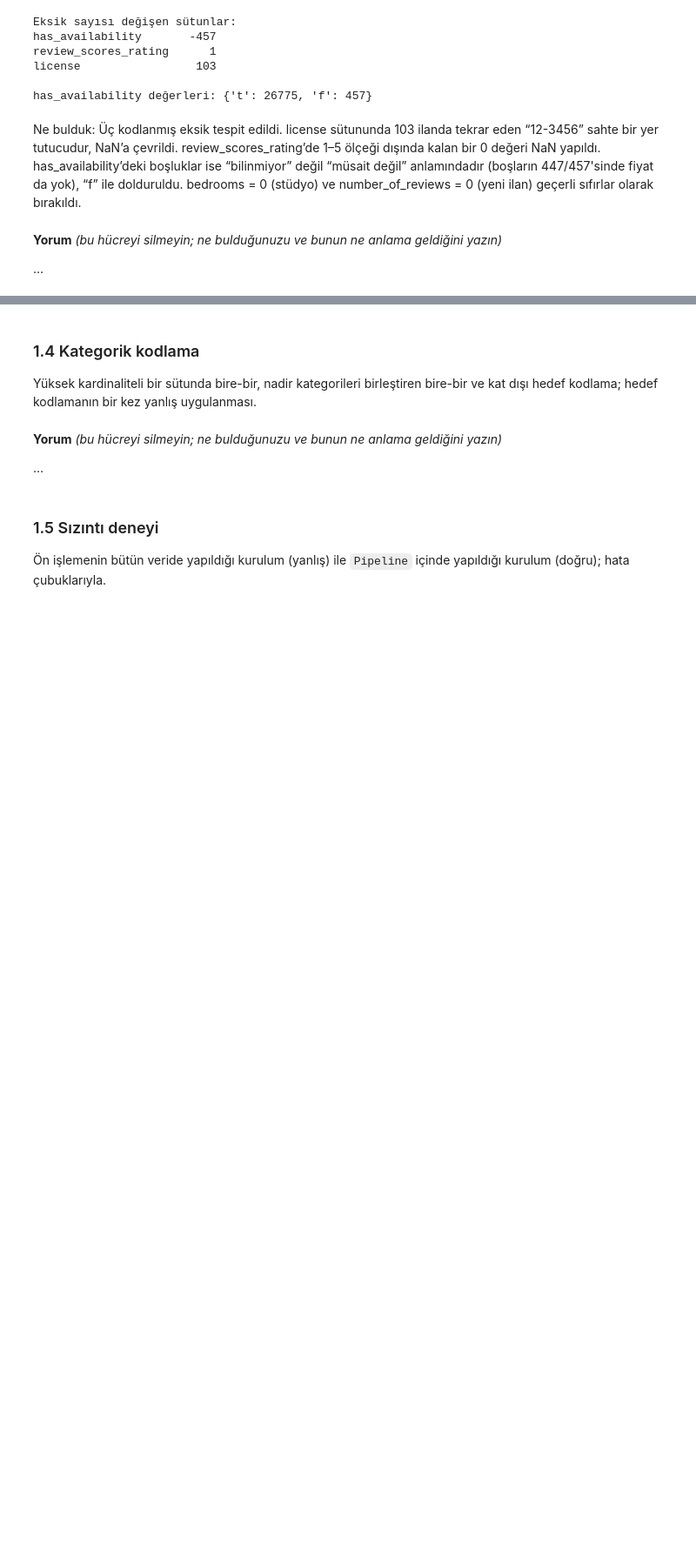
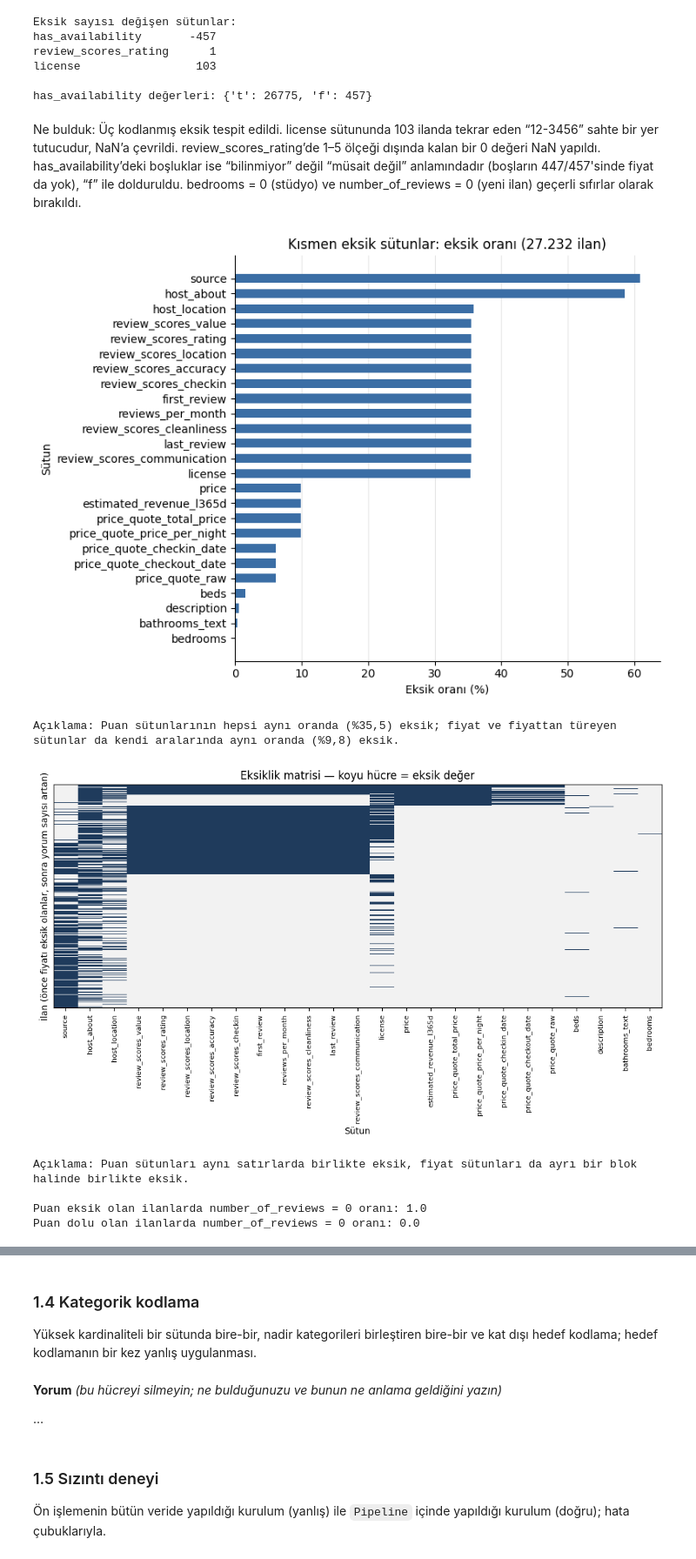
Before and after one commit to barisaykent-spec/Veri_Muh_Proje1, a Jupyter notebook: calisma/baris/BIL545_Proje1.ipynb, the cells around one changed output, grey strips where cells are left out. Shown at 87% size. Saved outputs shown, nothing was run; the diff lists cells and outputs as text; code cells hidden in the pictures; blank space fills up the shorter version.

```diff
--- a/calisma/baris/BIL545_Proje1.ipynb
+++ b/calisma/baris/BIL545_Proje1.ipynb
@@ -362,7 +362,59 @@ license                 103
 has_availability değerleri: {'t': 26775, 'f': 457}
 # %% [markdown]
 Ne bulduk: Üç kodlanmış eksik tespit edildi. license sütununda 103 ilanda tekrar eden “12-3456” sahte bir yer tutucudur, NaN’a çevrildi. review_scores_rating’de 1–5 ölçeği dışında kalan bir 0 değeri NaN yapıldı. has_availability’deki boşluklar ise “bilinmiyor” değil “müsait değil” anlamındadır (boşların 447/457'sinde fiyat da yok), “f” ile dolduruldu. bedrooms = 0 (stüdyo) ve number_of_reviews = 0 (yeni ilan) geçerli sıfırlar olarak bırakıldı.
-# %% [markdown]
-**Yorum** *(bu hücreyi silmeyin; ne bulduğunuzu ve bunun ne anlama geldiğini yazın)*
-
-…
+# %%
+# ===== 1.3-b — Eksiklik desenini görselleştirme =====
+import matplotlib.pyplot as plt
+from matplotlib.colors import ListedColormap
+
+# Kısmen eksik olan sütunlar (tamamen boş ya da tamamen dolu olanlar desen göstermez)
+eksik = df13.isna().mean()
+kismi = eksik[(eksik > 0) & (eksik < 1)].sort_values(ascending=False)
+
+# ---- Grafik 1: Sütun başına eksik oranı ----
+fig, ax = plt.subplots(figsize=(8, 6))
+ax.barh(kismi.index[::-1], kismi.values[::-1] * 100, color="#3b6ea5", height=0.6)
+ax.set_xlabel("Eksik oranı (%)")
+ax.set_ylabel("Sütun")
+ax.set_title("Kısmen eksik sütunlar: eksik oranı (27.232 ilan)")
+ax.grid(axis="x", color="#e5e5e5"); ax.set_axisbelow(True)
+for s in ["top", "right"]: ax.spines[s].set_visible(False)
+plt.tight_layout(); plt.show()
+print("Açıklama: Puan sütunlarının hepsi aynı oranda (%35,5) eksik; fiyat ve fiyattan türeyen "
+      "sütunlar da kendi aralarında aynı oranda (%9,8) eksik.")
+
+# ---- Grafik 2: Eksiklik matrisi (her satır bir ilan, koyu = eksik) ----
+# Satırları anlamlı bir sırayla diziyoruz: önce fiyatı eksik olanlar, sonra yorum sayısına göre.
+# Böylece "birlikte eksik olan" sütunlar bloklar halinde görünür.
+sirali = (df13.assign(_fiyat_yok=df13["price"].isna())
+               .sort_values(["_fiyat_yok", "number_of_reviews"], ascending=[False, True]))
+ornek = sirali.iloc[::10]                       # her 10 ilandan biri: ~2.700 satır, okunaklı
+matris = ornek[kismi.index].isna().to_numpy()
+
+fig, ax = plt.subplots(figsize=(10, 6))
+ax.imshow(matris, aspect="auto", interpolation="nearest",
+          cmap=ListedColormap(["#f2f2f2", "#1f3b5c"]))   # açık = dolu, koyu = eksik
+ax.set_xticks(range(len(kismi)))
+ax.set_xticklabels(kismi.index, rotation=90, fontsize=8)
+ax.set_xlabel("Sütun")
+ax.set_ylabel("İlan (önce fiyatı eksik olanlar, sonra yorum sayısı artan)")
+ax.set_title("Eksiklik matrisi — koyu hücre = eksik değer")
+ax.set_yticks([])
+plt.tight_layout(); plt.show()
+print("Açıklama: Puan sütunları aynı satırlarda birlikte eksik, "
+      "fiyat sütunları da ayrı bir blok halinde birlikte eksik.")
+
+# ---- Sayısal kanıt: puanların eksik olduğu satırlarda yorum sayısı kaç? ----
+puan_yok = df13["review_scores_accuracy"].isna()
+print("\nPuan eksik olan ilanlarda number_of_reviews = 0 oranı:",
+      round((df13.loc[puan_yok, "number_of_reviews"] == 0).mean(), 3))
+print("Puan dolu olan ilanlarda number_of_reviews = 0 oranı:",
+      round((df13.loc[~puan_yok, "number_of_reviews"] == 0).mean(), 3))
+# %% [output]
+[figure, added]
+Açıklama: Puan sütunlarının hepsi aynı oranda (%35,5) eksik; fiyat ve fiyattan türeyen sütunlar da kendi aralarında aynı oranda (%9,8) eksik.
+[figure, added]
+Açıklama: Puan sütunları aynı satırlarda birlikte eksik, fiyat sütunları da ayrı bir blok halinde birlikte eksik.
+
+Puan eksik olan ilanlarda number_of_reviews = 0 oranı: 1.0
+Puan dolu olan ilanlarda number_of_reviews = 0 oranı: 0.0
```
Also changed, not shown: parts of 4 cells of this notebook.
